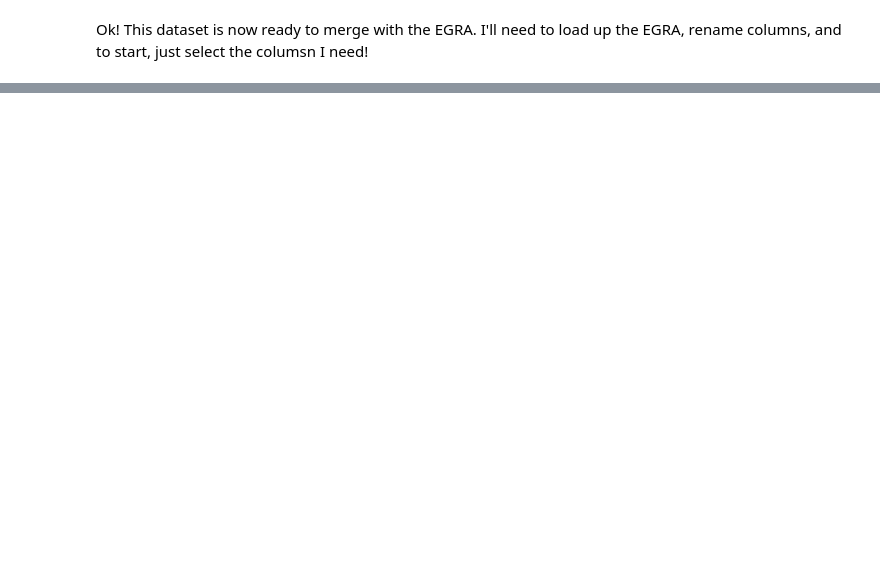
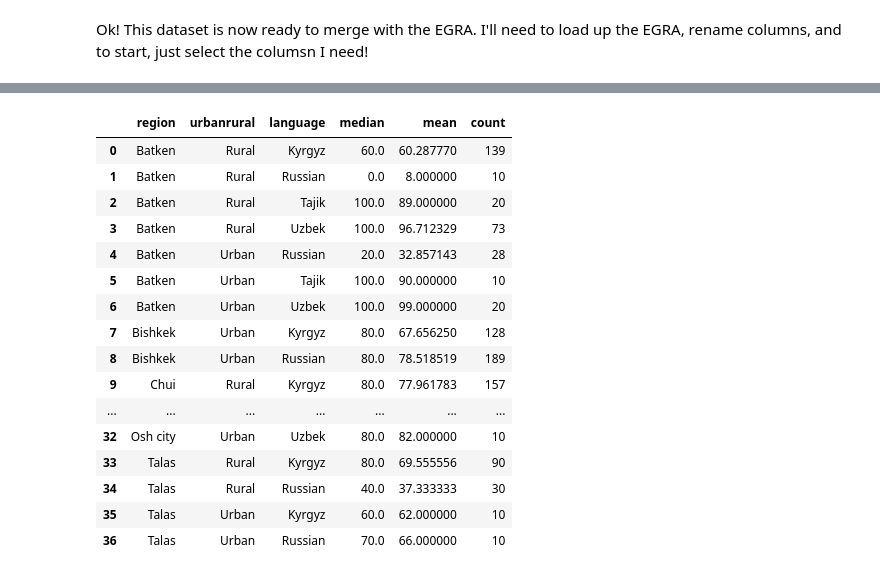
Before and after one commit to Jonchyk/Vis, a Jupyter notebook: PS1_vis_.ipynb, the cells around one changed output, grey strips where cells are left out. Saved outputs shown, nothing was run; the diff lists cells and outputs as text; code cells hidden in the pictures; blank space fills up the shorter version.

```diff
--- a/PS1_vis_.ipynb
+++ b/PS1_vis_.ipynb
@@ -556,0 +659,25 @@ Ok! This dataset is now ready to merge with the EGRA. I'll need to load up the E
+# %%
+#I'll need to select each and every single item I need and convert to the proper attribute (string or integer)
+#for now, I want to just get the listening comprehension score percentage aggregrated by region
+egradis['list_comp_score_pcnt'] = pd.to_numeric(egradis['list_comp_score_pcnt'], errors='coerce')
+#grouping by region, we're taking hte median, mean, and count
+listcomp = egradis.groupby(['region', 'urbanrural','language'])['list_comp_score_pcnt'].agg(['median', 'mean', 'count']).reset_index()
+listcomp
+# %% [output]
+|  | region | urbanrural | language | median | mean | count |
+| 0 | Batken | Rural | Kyrgyz | 60.0 | 60.287770 | 139 |
+| 1 | Batken | Rural | Russian | 0.0 | 8.000000 | 10 |
+| 2 | Batken | Rural | Tajik | 100.0 | 89.000000 | 20 |
+| 3 | Batken | Rural | Uzbek | 100.0 | 96.712329 | 73 |
+| 4 | Batken | Urban | Russian | 20.0 | 32.857143 | 28 |
+| 5 | Batken | Urban | Tajik | 100.0 | 90.000000 | 10 |
+| 6 | Batken | Urban | Uzbek | 100.0 | 99.000000 | 20 |
+| 7 | Bishkek | Urban | Kyrgyz | 80.0 | 67.656250 | 128 |
+| 8 | Bishkek | Urban | Russian | 80.0 | 78.518519 | 189 |
+| 9 | Chui | Rural | Kyrgyz | 80.0 | 77.961783 | 157 |
+| ... | ... | ... | ... | ... | ... | ... |
+| 32 | Osh city | Urban | Uzbek | 80.0 | 82.000000 | 10 |
+| 33 | Talas | Rural | Kyrgyz | 80.0 | 69.555556 | 90 |
+| 34 | Talas | Rural | Russian | 40.0 | 37.333333 | 30 |
+| 35 | Talas | Urban | Kyrgyz | 60.0 | 62.000000 | 10 |
+| 36 | Talas | Urban | Russian | 70.0 | 66.000000 | 10 |
```
Also changed, not shown: parts of 13 cells of this notebook.
